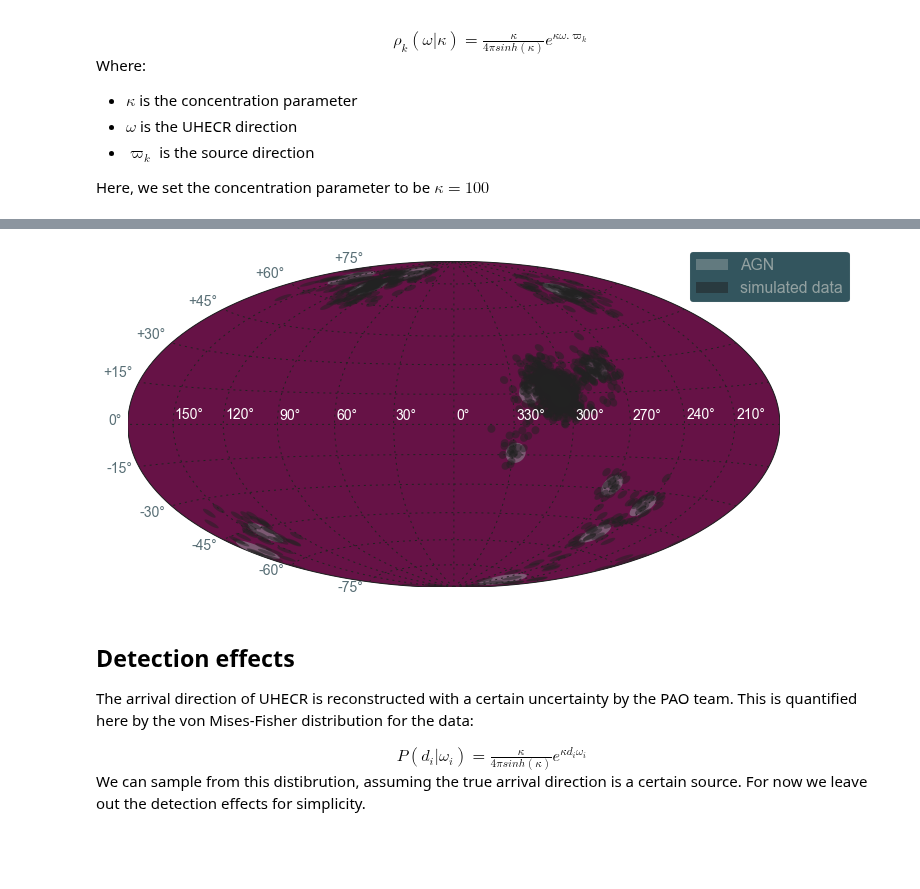
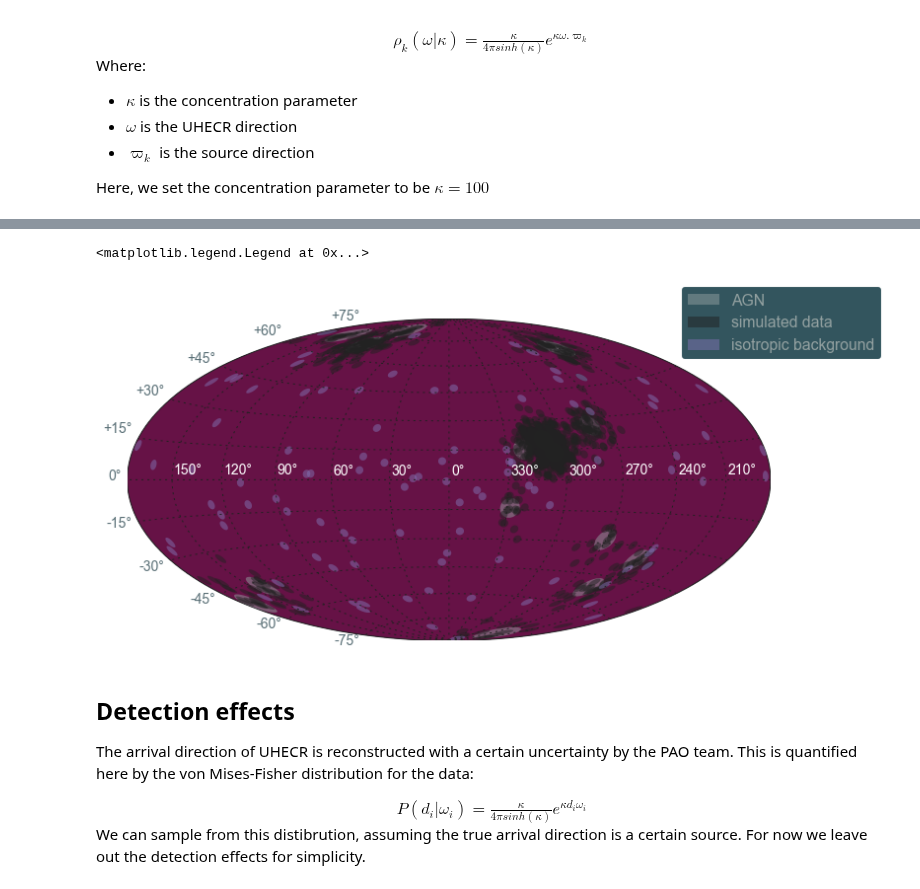
Before and after one commit to cescalara/fancy, a Jupyter notebook: soiaporn_model/simplified_model.ipynb, the cells around one changed output, grey strips where cells are left out. Cells and saved outputs as stored; diff of their text form; code cells hidden in the pictures; blank space fills up the shorter version.

```diff
--- a/soiaporn_model/simplified_model.ipynb
+++ b/soiaporn_model/simplified_model.ipynb
@@ -47,7 +47,7 @@ To summarise, we have:
 # %%
 # set source parameters
 F_T = 1000 # total flux
-f = 1 # associated fraction
+f = 0.9 # associated fraction
 F_A = f * F_T # source flux
 # %%
 # use this model to generate simulated data from the given AGN sources
@@ -188,7 +187,7 @@ for o in omega:
         else:
             skymap.tissot(lon, lat, 2, npts = 30, facecolor = 'k', alpha = 0.5)
 # simulated background
-"""
+
 label = True
 for lon, lat in np.nditer([background.lons, background.lats]):
     if label:
@@ -197,7 +196,7 @@ for lon, lat in np.nditer([background.lons, background.lats]):
         label = False
     else:
        skymap.tissot(lon, lat, 2, npts = 30, facecolor = 'm', alpha = 0.5)
-"""
+
 plt.gca()
 plt.legend(bbox_to_anchor=(0.85, 0.85))
 # %% [output]
@@ -205,4 +204,5 @@ plt.legend(bbox_to_anchor=(0.85, 0.85))
+<matplotlib.legend.Legend at 0x...>
-[figure, old version]
+[figure, new version]
 # %% [markdown]
 ## Detection effects
 
```
Also changed, not shown: parts of 8 cells of this notebook, 1 other file.
